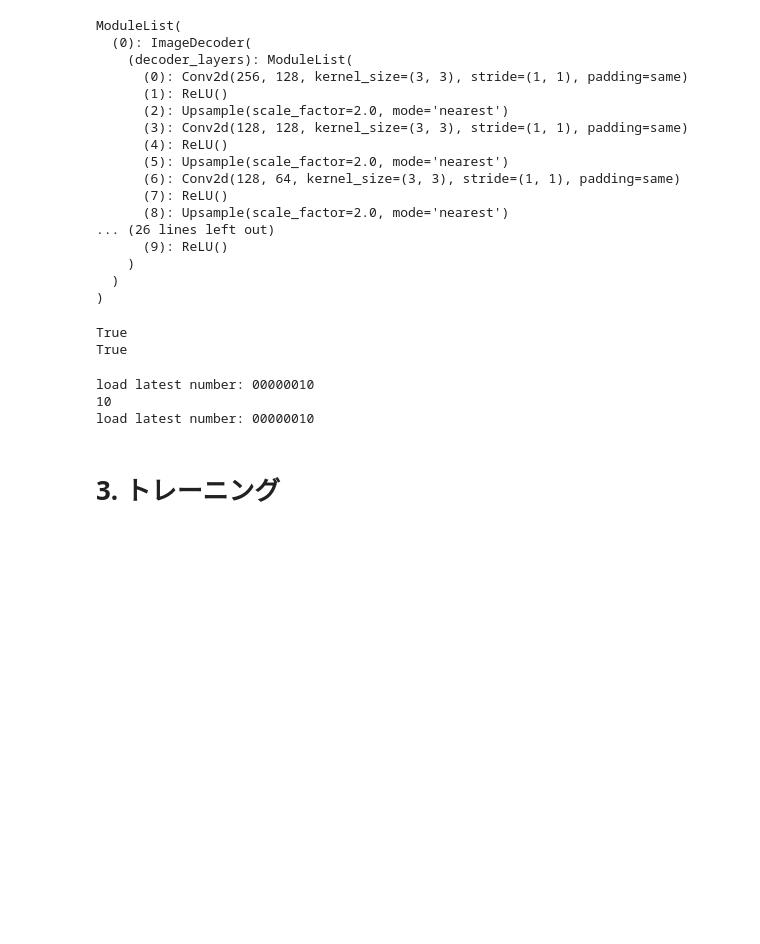
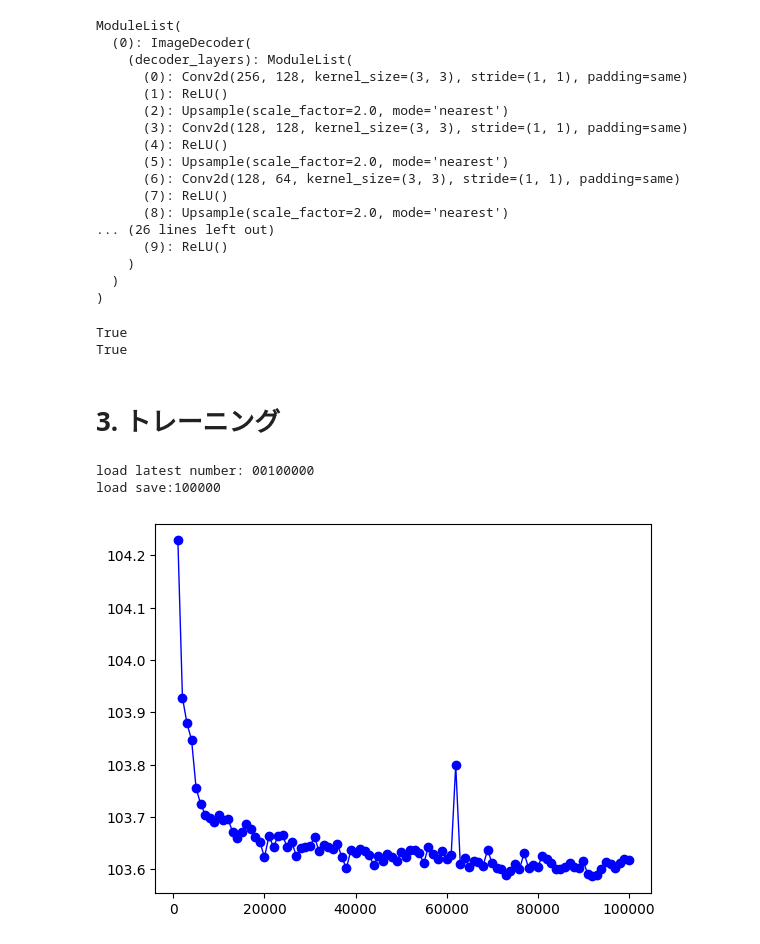
Before and after one commit to magic-sword/PyTorch-Deep-Modality-Blending-Networks, a Jupyter notebook: main.ipynb, the cells around one changed output. Saved outputs shown, nothing was run; the diff lists cells and outputs as text; code cells hidden in the pictures; blank space fills up the shorter version.

```diff
--- a/main.ipynb
+++ b/main.ipynb
@@ -154,19 +152,5 @@ print(next(decoders.parameters()).is_cuda)
 # %% [output]
 True
 True
-# %%
-# 保存済みのモデルがあれば読み込み
-from pytorch_dmbn.utils.save import ModelSaver
-saver = ModelSaver()
-
-if(saver.is_exist_file('blending_encoder')):
-    blending_encoder, blending_encoder_num = saver.load_latest('blending_encoder')
-    print(blending_encoder_num)
-if(saver.is_exist_file('decoders')):
-    decoders, decoders_num = saver.load_latest('decoders')
-# %% [output]
-load latest number: 00000010
-10
-load latest number: 00000010
 # %% [markdown]
 # 3. トレーニング
@@ -173,3 +166,23 @@ load latest number: 00000010
+# %%
+# 保存済みのモデルがあれば読み込み
+from pytorch_dmbn.utils.save import NumberingSaver
+saver = NumberingSaver()
+save_name = "dmbn_test"
+state = {
+    'encoder': blending_encoder.state_dict(),
+    'decoder': decoders.state_dict(),
+    'optimizer': optimizer.state_dict(),
+}
+
+if(saver.is_exist_file(save_name)):
+    state, num = saver.load_latest(save_name)
+    blending_encoder.load_state_dict(state['encoder'])
+    decoders.load_state_dict(state['decoder'])
+    optimizer.load_state_dict(state['optimizer'])
+    print(f"load save:{num}")
+# %% [output]
+load latest number: 00100000
+load save:100000
 # %%
 # データセットの準備
 # 実装したDMBNDatasetは、参考元のDeep-Modality-Blending-Networksのgitからデータセットをダウンロードする
@@ -230,14 +238,0 @@ def train_one_step(train_dataloader):
-# %%
-# トレーニングを実行
-max_training_step = 11
-save_step = 10
-for step in range(max_training_step):
-    train_one_step(train_dataloader)
-
-    # データローダーの観測数を再設定
-    dataset.rand_obs_num()
-
-    # 区切り毎にデータを保存
-    if(step % save_step == 0):
-        saver.save(blending_encoder, 'blending_encoder', step)
-        saver.save(decoders, 'decoders', step)
@@ -243,0 +289,18 @@ for step in range(max_training_step):
+# %%
+# グラフ表示
+import matplotlib.pyplot as plt
+
+axes = plt.subplot()
+axes.plot(
+    history['loss_epochs'],
+    history['loss_values'],
+    "-",
+    c="Blue",
+    linewidth=1,
+    marker='o',
+    alpha=1
+)
+
+plt.show()
+# %% [output]
+[figure, added]
```
Also changed, not shown: parts of 8 cells of this notebook, 2 other files.
